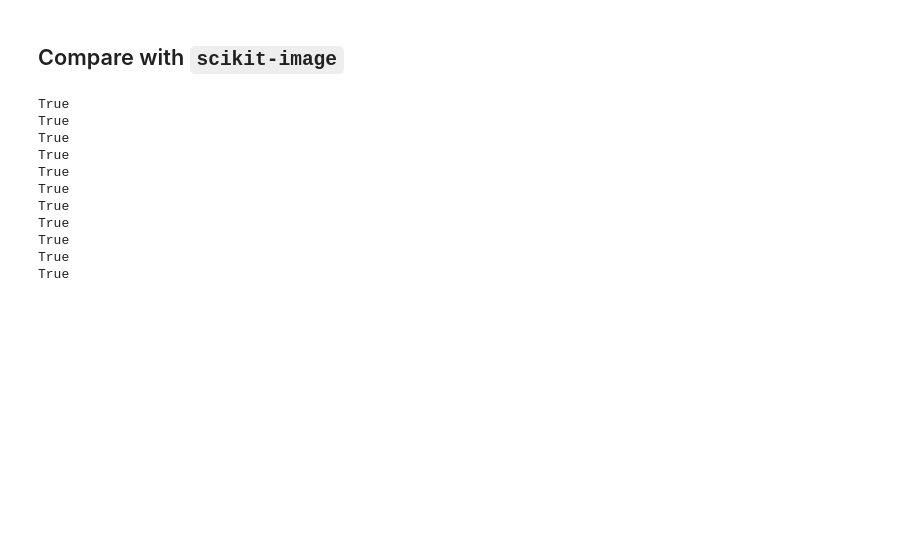
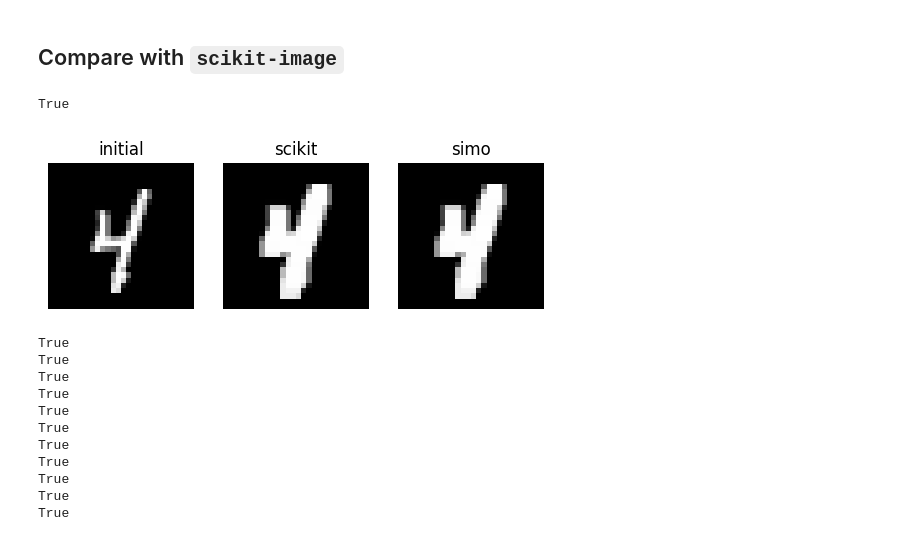
Before and after one commit to SimeonHristov99/morphological_reconstruction, a Jupyter notebook: morphological_reconstruction.ipynb, the cells around one changed output. Drawn from its saved outputs; the diff is of its cells as text; code cells hidden in the pictures; blank space fills up the shorter version.

Commit message:
Add code for grayscale dilation and start usecase.

```diff
--- a/morphological_reconstruction.ipynb
+++ b/morphological_reconstruction.ipynb
@@ -221,3 +235,32 @@ def dilate_binary(im, footprint):
 # %% [markdown]
 ## Compare with `scikit-image`
+# %%
+footprint = np.array([[1, 1, 1],
+                      [1, 1, 1],
+                      [1, 1, 1]], dtype = np.uint8)
+
+before.astype(np.uint8)
+im_scikit = dilation(before, footprint).astype(np.uint8)
+im_simo = dilate(before, footprint).astype(np.uint8)
+np.all(im_scikit == im_simo)
+# %% [output]
+True
+# %%
+fig, axs = plt.subplots(ncols=3, nrows=1)
+
+axs[0].set_title('initial')
+axs[0].axis('off')
+axs[0].imshow(before, cmap='gray')
+
+axs[1].set_title('scikit')
+axs[1].axis('off')
+axs[1].imshow(im_scikit, cmap='gray')
+
+axs[2].set_title('simo')
+axs[2].axis('off')
+axs[2].imshow(im_simo, cmap='gray')
+
+plt.show();
+# %% [output]
+[figure, added]
 # %%
```
Also changed, not shown: parts of 15 cells of this notebook, 2 other files.
